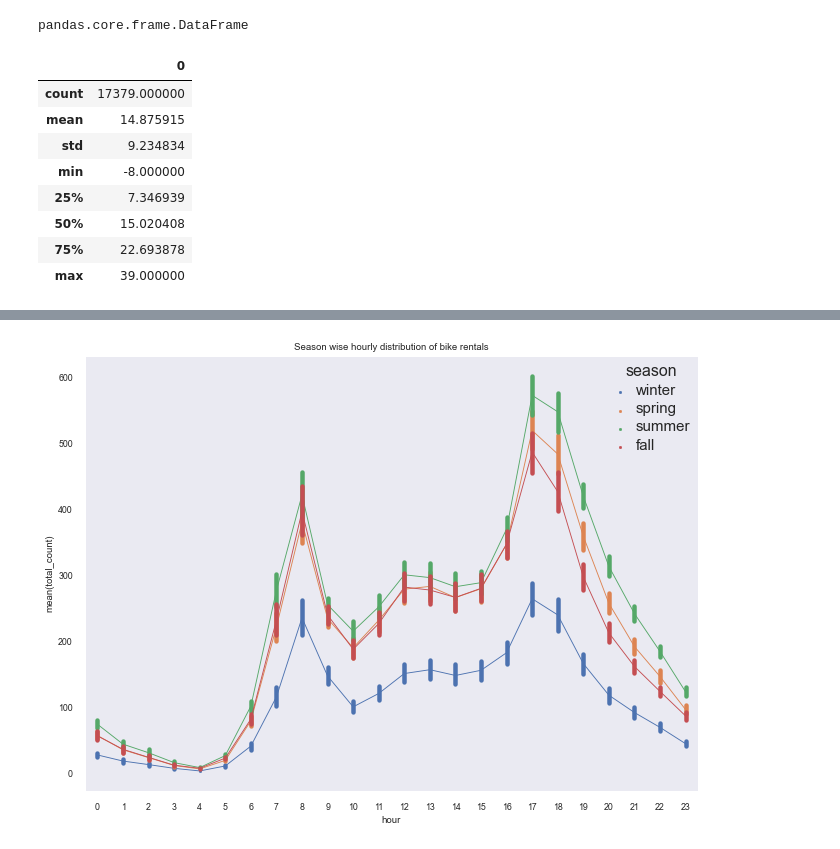
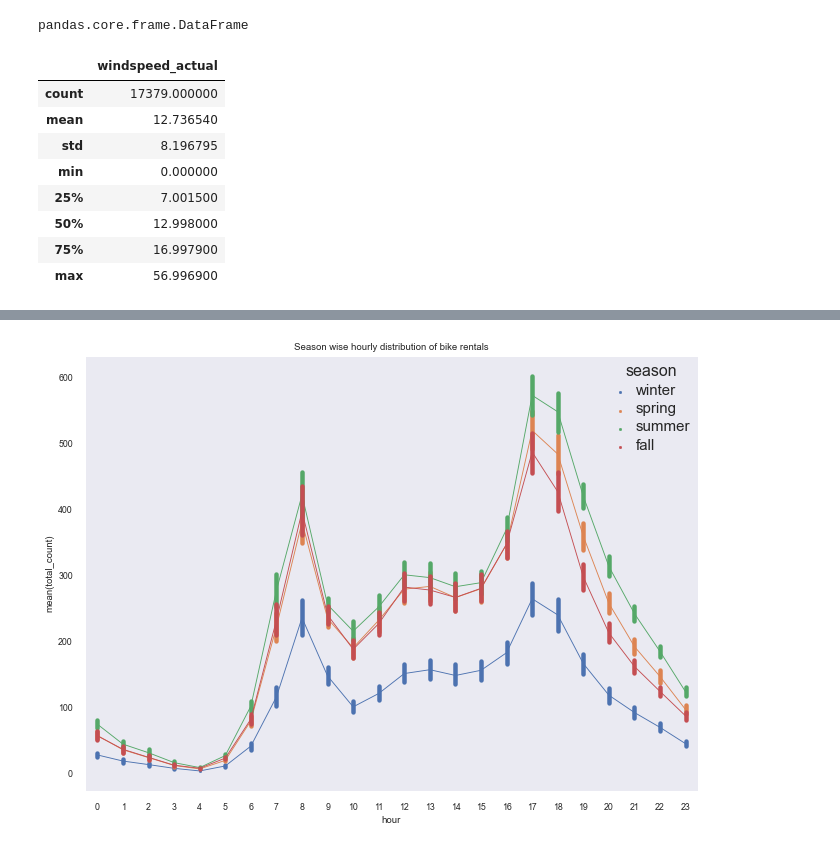
Before and after one commit to shekharbiswas/antelope, a Jupyter notebook: bikesharing.ipynb, the cells around one changed output, grey strips where cells are left out. Drawn from its saved outputs; the diff is of its cells as text; code cells hidden in the pictures.

Commit message:
denormalize_hdf

```diff
--- a/bikesharing.ipynb
+++ b/bikesharing.ipynb
@@ -232,3 +235,15 @@ ddf['date'] = pd.to_datetime(ddf['date'])
+# %%
+#hdf['date'] = pd.to_datetime(hdf['date'])
+#ddf['date'] = pd.to_datetime(ddf['date'])
+# or
+hdf['date'] = hdf['date'].astype('datetime64')
+ddf['date'] = ddf['date'].astype('datetime64')
+# We could even have converted the - then dteday - column to datetime while readingthe .csv file by adding , parse_dates=['dteday'])
+# bikeday = pd.read_csv('day.csv'), parse_dates=['dteday'])
+# bikehour = pd.read_csv('hour.csv'), parse_dates=['dteday'])
+# %%
+hdf['is_weekend'] = np.where((hdf['weekday'] == 'Saturday') | (hdf['weekday'] == 'Sunday'), True, False)
+ddf['is_weekend'] = np.where((ddf['weekday'] == 'Saturday') | (ddf['weekday'] == 'Sunday'), True, False)
 # %%
 hdf.dtypes
 # %% [output]
@@ -252,4 +268 @@ total_count             int64
 dtype: object
-# %%
-hdf['is_weekend'] = np.where((hdf['weekday'] == 'Saturday') | (hdf['weekday'] == 'Sunday'), 'Yes', 'No')
-ddf['is_weekend'] = np.where((ddf['weekday'] == 'Saturday') | (ddf['weekday'] == 'Sunday'), 'Yes', 'No')
@@ -266 +315,6 @@ dfX = pd.DataFrame(data=X_train_minmax)
+# %%
+temperature_actual = pd.DataFrame(data=temp_denorm, columns=['temperature_actual'])
+felt_temperature_actual = pd.DataFrame(data=ftemp_denorm, columns=['felt_temperature_actual'])
+humidity_actual = pd.DataFrame(data=hum_denorm, columns=['humidity_actual'])
+windspeed_actual = pd.DataFrame(data=wspeed_denorm, columns=['windspeed_actual'])
 # %%
@@ -268,14 +322,14 @@ type(dfX)
 # %% [output]
 pandas.core.frame.DataFrame
 # %%
-dfX.describe()
+windspeed_actual.describe()
 # %% [output]
-|  | 0 |
+|  | windspeed_actual |
 | count | 17379.000000 |
-| mean | 14.875915 |
-| std | 9.234834 |
-| min | -8.000000 |
-| 25% | 7.346939 |
-| 50% | 15.020408 |
-| 75% | 22.693878 |
-| max | 39.000000 |
+| mean | 12.736540 |
+| std | 8.196795 |
+| min | 0.000000 |
+| 25% | 7.001500 |
+| 50% | 12.998000 |
+| 75% | 16.997900 |
+| max | 56.996900 |
```
Also changed, not shown: parts of 22 cells of this notebook.
